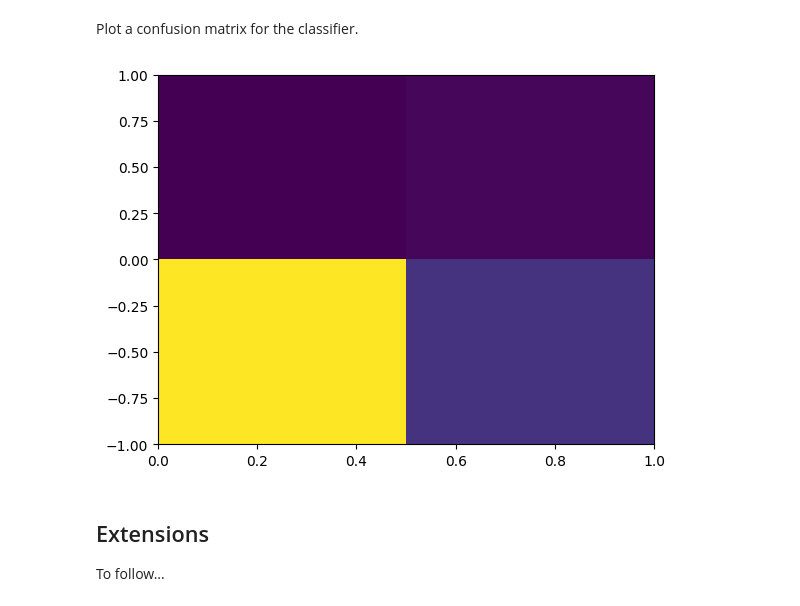
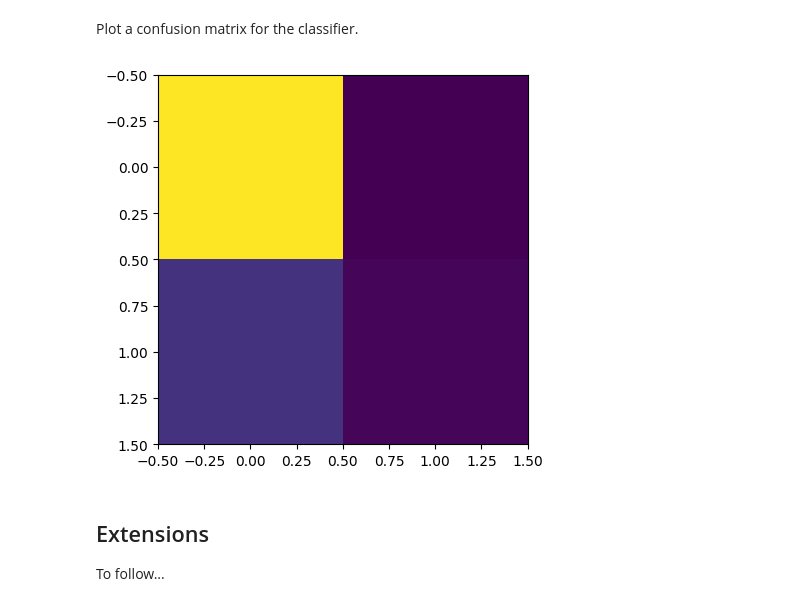
Before and after one commit to badeaa3/UChicago-AI-in-Science-Hackathon, a Jupyter notebook: stellar-paleontology/black_hole_mass_classification.ipynb, the cells around one changed output. Cells and saved outputs as stored; diff of their text form; code cells hidden in the pictures.

```diff
--- a/stellar-paleontology/black_hole_mass_classification.ipynb
+++ b/stellar-paleontology/black_hole_mass_classification.ipynb
@@ -115,18 +115,19 @@ from sklearn.preprocessing import StandardScaler
 scaler = StandardScaler().fit(double_compact_objects)
 scaled = scaler.transform(double_compact_objects)
 # %%
-reg = LogisticRegression().fit(scaled, merges * 2 - 1)
-reg.score(scaled, merges * 2 - 1)
+reg = LogisticRegression().fit(scaled, merges)
+reg.score(scaled, merges)
 # %% [output]
 0.8351409707574604
 # %% [markdown]
 Plot a confusion matrix for the classifier.
 # %%
-plt.hist2d(merges, reg.predict(scaled), bins=2)
+from sklearn.metrics import confusion_matrix
+plt.imshow(confusion_matrix(merges, reg.predict(scaled)))
 plt.show()
 plt.close()
 # %% [output]
-[figure, old version]
+[figure, new version]
 # %% [markdown]
 ## Extensions
 
```
Also changed, not shown: parts of 1 cell of this notebook.
